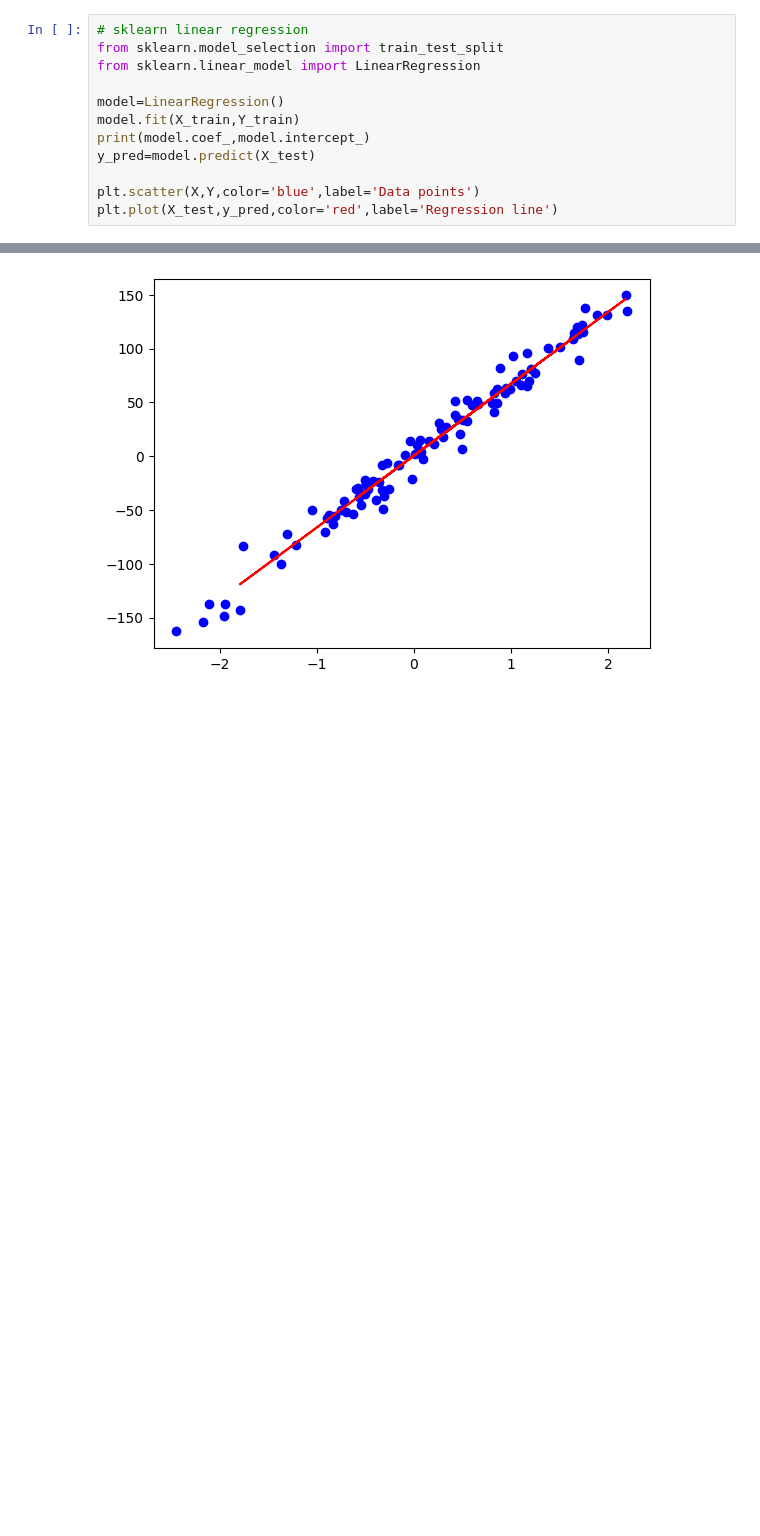
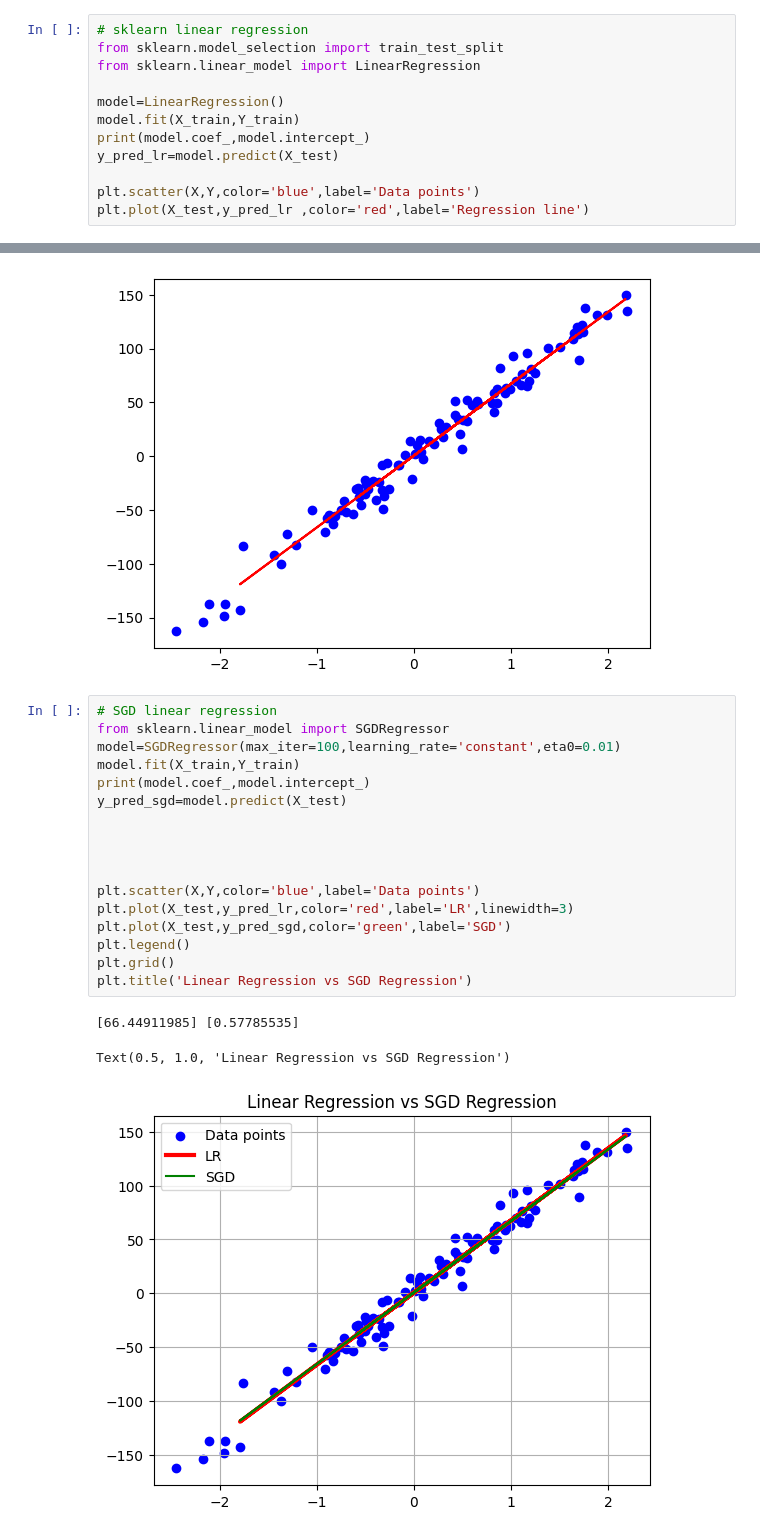
Before and after one commit to aditya002212-hash/mlfoundation, a Jupyter notebook: regression.ipynb, the cells around one changed output, grey strips where cells are left out. Cells and saved outputs as stored; diff of their text form; blank space fills up the shorter version.

```diff
--- a/regression.ipynb
+++ b/regression.ipynb
@@ -43,11 +43,32 @@ from sklearn.linear_model import LinearRegression
 model=LinearRegression()
 model.fit(X_train,Y_train)
 print(model.coef_,model.intercept_)
-y_pred=model.predict(X_test)
+y_pred_lr=model.predict(X_test)
 
 plt.scatter(X,Y,color='blue',label='Data points')
-plt.plot(X_test,y_pred,color='red',label='Regression line')
+plt.plot(X_test,y_pred_lr ,color='red',label='Regression line')
 # %% [output]
 [66.68980526] 0.45859256639254653
 [<matplotlib.lines.Line2D at 0x...>]
 [figure]
+# %%
+# SGD linear regression
+from sklearn.linear_model import SGDRegressor
+model=SGDRegressor(max_iter=100,learning_rate='constant',eta0=0.01)
+model.fit(X_train,Y_train)
+print(model.coef_,model.intercept_)
+y_pred_sgd=model.predict(X_test)
+
+
+
+
+plt.scatter(X,Y,color='blue',label='Data points')
+plt.plot(X_test,y_pred_lr,color='red',label='LR',linewidth=3)
+plt.plot(X_test,y_pred_sgd,color='green',label='SGD')
+plt.legend()
+plt.grid()
+plt.title('Linear Regression vs SGD Regression')
+# %% [output]
+[66.44911985] [0.57785535]
+Text(0.5, 1.0, 'Linear Regression vs SGD Regression')
+[figure, added]
```
